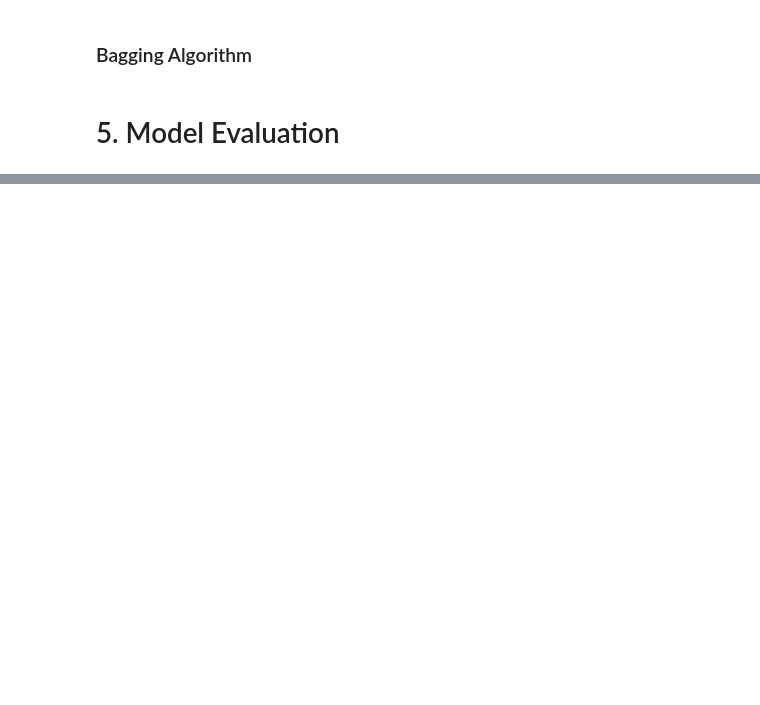
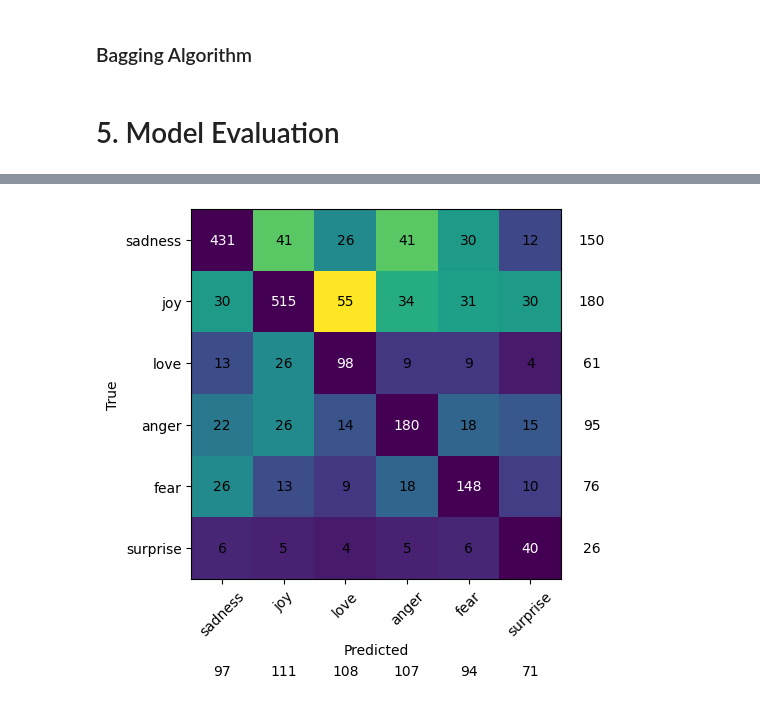
Before and after one commit to yoxerao/PLN, a Jupyter notebook: Emotion_Class_Model copy.ipynb, the cells around one changed output, grey strips where cells are left out. Cells and saved outputs as stored; diff of their text form; code cells hidden in the pictures; blank space fills up the shorter version.

Commit message:
analysis of the confusion matrix on which emotions get mixed up

```diff
--- a/Emotion_Class_Model copy.ipynb
+++ b/Emotion_Class_Model copy.ipynb
@@ -457,4 +421,6 @@ y_pred = logreg_classifier.predict(x_test)
 print(accuracy_score(y_test, y_pred))
 print(classification_report(y_test, y_pred))
 print(confusion_matrix(y_test, y_pred))
+
+y_pred_logreg = logreg_classifier.predict(x_test)
 # %% [output]
@@ -610,0 +565,32 @@ weighted avg       0.54      0.48      0.50      2000
+# %%
+# check which emotions are being confused
+conf_matrix = confusion_matrix(y_test, y_pred_logreg)
+conf_matrix_copy = conf_matrix.copy()
+for i in range(conf_matrix.shape[0]):
+    conf_matrix[i, i] = 0 # make the diagonal null, to not eclipse the other values
+
+plt.imshow(conf_matrix, cmap='viridis', interpolation='nearest')
+# annotate the axes with the emotion names
+plt.xticks(range(6), int_to_emotions.values(), rotation=45)
+plt.yticks(range(6), int_to_emotions.values())
+# add colorbar more to the right
+# plt.colorbar()
+# legend the axes with predicted and true values
+plt.xlabel('Predicted')
+plt.ylabel('True')
+
+# add counts in the plot
+for i in range(conf_matrix.shape[0]):
+    for j in range(conf_matrix.shape[1]):
+        if i == j:
+            plt.text(j, i, conf_matrix_copy[i, j], ha='center', va='center', color='white')
+        else:
+            plt.text(j, i, conf_matrix[i, j], ha='center', va='center', color='black')
+
+for i in range(conf_matrix.shape[0]): # this does not count correct predictions
+    plt.text(6, i, conf_matrix[i, :].sum(), ha='center', va='center', color='black')
+for i in range(conf_matrix.shape[1]):
+    plt.text(i, 7, conf_matrix[:, i].sum(), ha='center', va='center', color='black')
+plt.show()
+# %% [output]
+[figure, added]
```
Also changed, not shown: parts of 20 cells of this notebook.
